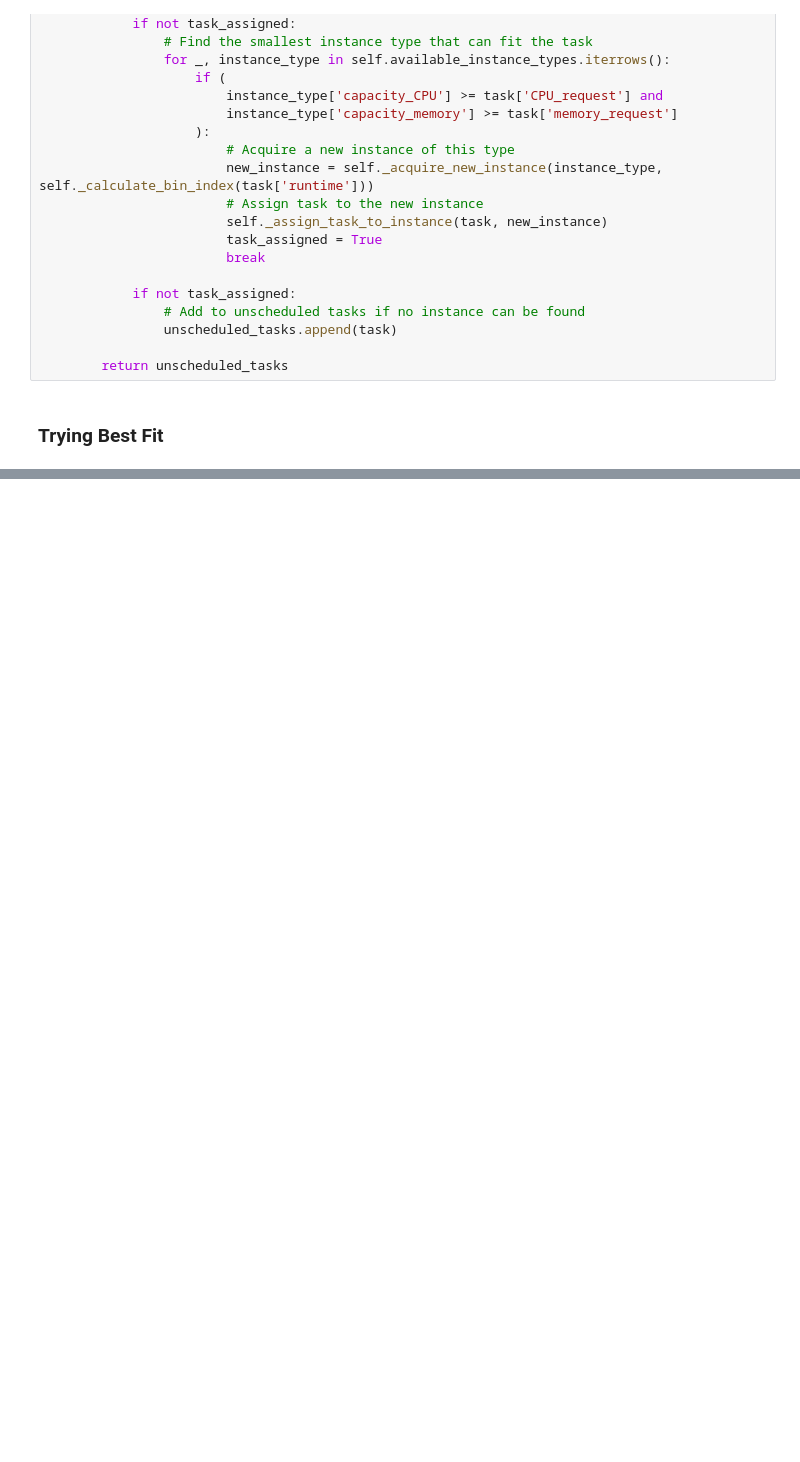
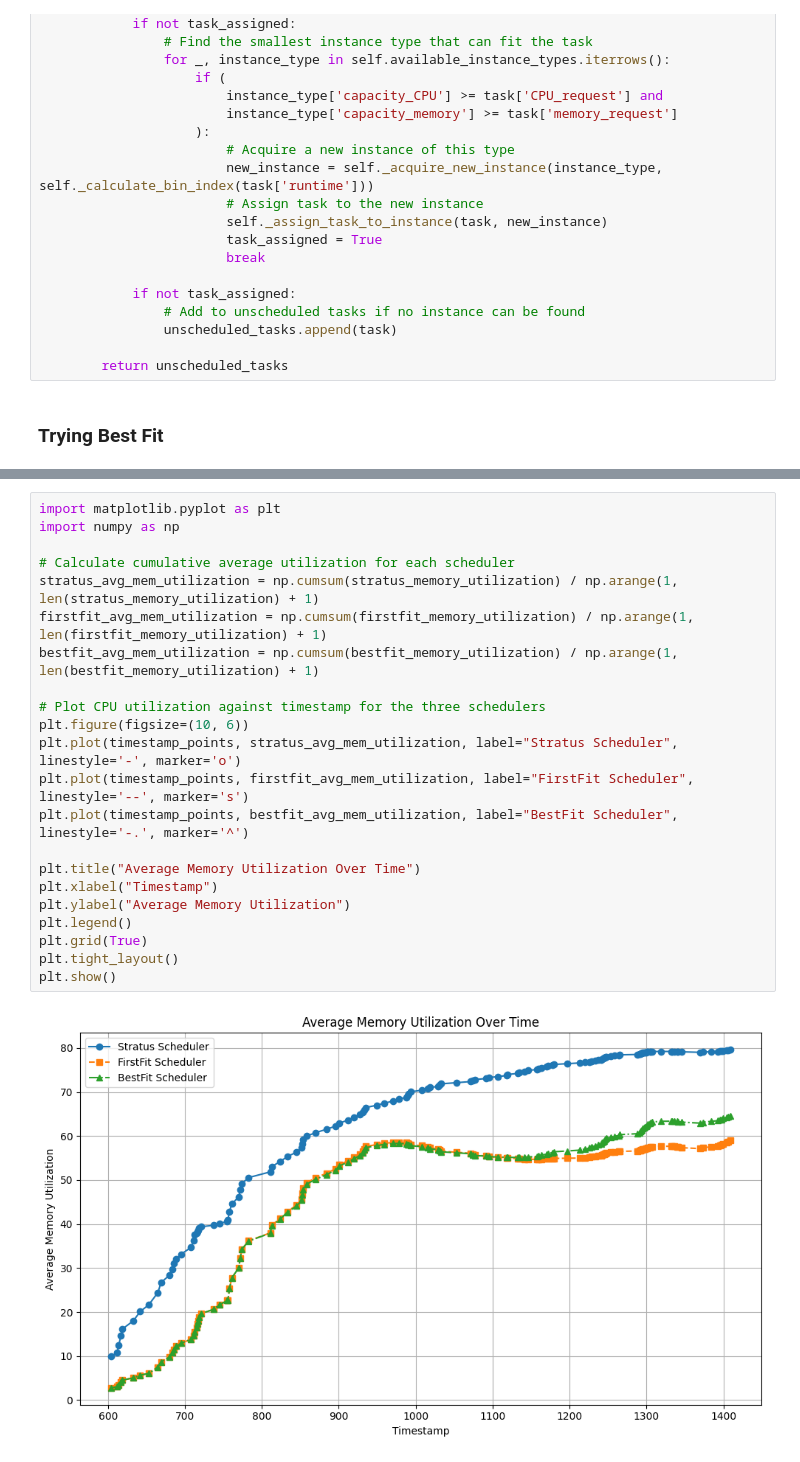
Before and after one commit to ayushmandixit2000/Stratus-simulation, a Jupyter notebook: stratusSimulation.ipynb, the cells around one changed output, grey strips where cells are left out. Saved outputs shown, nothing was run; the diff lists cells and outputs as text; blank space fills up the shorter version.

```diff
--- a/stratusSimulation.ipynb
+++ b/stratusSimulation.ipynb
@@ -1354,0 +1301,24 @@ Average memory utilization: 64.64%
+# %%
+import matplotlib.pyplot as plt
+import numpy as np
+
+# Calculate cumulative average utilization for each scheduler
+stratus_avg_mem_utilization = np.cumsum(stratus_memory_utilization) / np.arange(1, len(stratus_memory_utilization) + 1)
+firstfit_avg_mem_utilization = np.cumsum(firstfit_memory_utilization) / np.arange(1, len(firstfit_memory_utilization) + 1)
+bestfit_avg_mem_utilization = np.cumsum(bestfit_memory_utilization) / np.arange(1, len(bestfit_memory_utilization) + 1)
+
+# Plot CPU utilization against timestamp for the three schedulers
+plt.figure(figsize=(10, 6))
+plt.plot(timestamp_points, stratus_avg_mem_utilization, label="Stratus Scheduler", linestyle='-', marker='o')
+plt.plot(timestamp_points, firstfit_avg_mem_utilization, label="FirstFit Scheduler", linestyle='--', marker='s')
+plt.plot(timestamp_points, bestfit_avg_mem_utilization, label="BestFit Scheduler", linestyle='-.', marker='^')
+
+plt.title("Average Memory Utilization Over Time")
+plt.xlabel("Timestamp")
+plt.ylabel("Average Memory Utilization")
+plt.legend()
+plt.grid(True)
+plt.tight_layout()
+plt.show()
+# %% [output]
+[figure, added]
```
Also changed, not shown: parts of 9 cells of this notebook.
